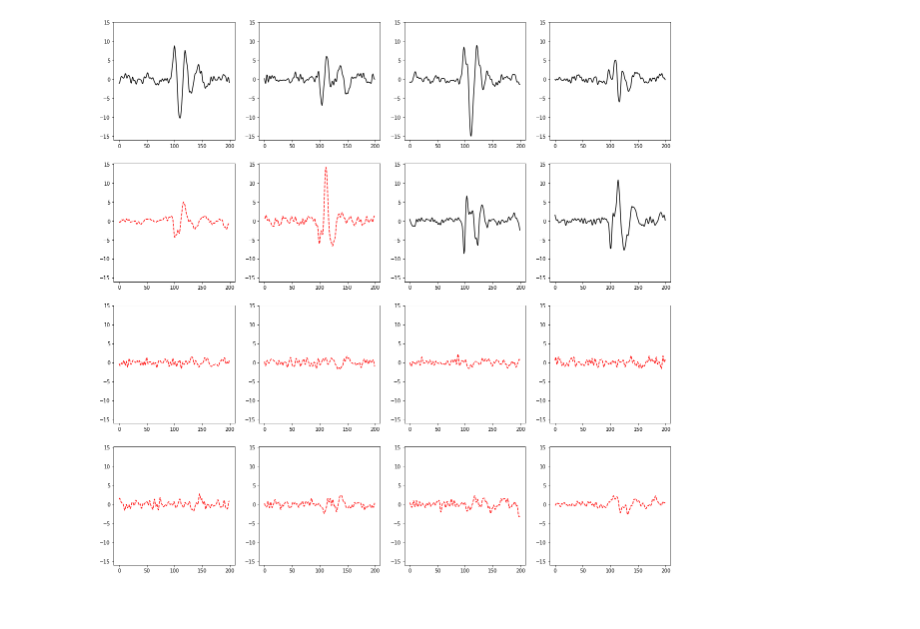
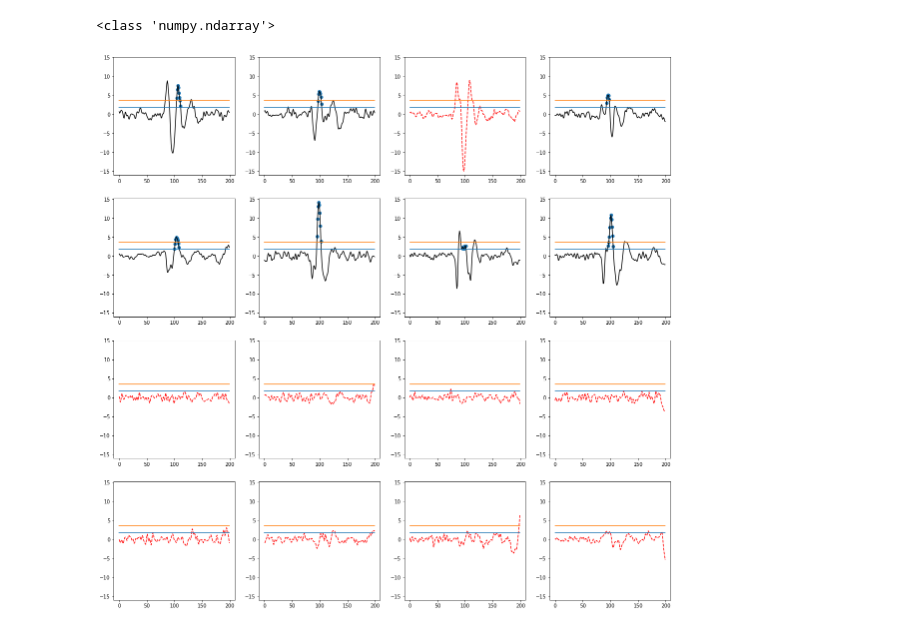
Before and after one commit to samirchowd/floodfill, a Jupyter notebook: rewrite/test.ipynb, the cells around one changed output. Cells and saved outputs as stored; diff of their text form; code cells hidden in the pictures.

```diff
--- a/rewrite/test.ipynb
+++ b/rewrite/test.ipynb
@@ -27,6 +34,3 @@ plt.show()
 # %%
 spks = spk_detector.detect_spikes()
+weak, strong = spk_detector.weak, spk_detector.strong
-# %%
-spkTimes = np.asarray([spk[0] for spk in spks])
-spkLocs = np.asarray([spk[1] for spk in spks])
-plt.scatter(np.arange(spkTimes.shape[0]), spkTimes)a
@@ -50,31 +37,55 @@ bruh = np.vstack((spkTimes, bruh))
 # %%
 # Create a 4 x 4 map, Each grid cell 10 ms window around that spike
 # Plot all 16 channels, channels that have a spike are black, channels that don't are (blue)
 
 def spkData(data, spk):
+    # Setting up input
     spkTime, spkLocs = spk
     chanFound = spkLocs[0][1]
     spkTime = int(spkTime)
     spkChans = set([x[1] for x in spkLocs])
+
+    # Setting up grid
     fig, axs = plt.subplots(4,4)
     fig.set_figheight(20)
     fig.set_figwidth(20)
+
+    # Loop variables
     count, minY, maxY = 0, float('inf'), -float('inf')
 
+    # Looping through all the channels
     for i in range(4):
         for j in range(4):
+            # Black or Red if spiking or not
             if count in spkChans:
                 axs[i][j].plot(data[count][spkTime-100:spkTime+100],'k')
             else:
                 axs[i][j].plot(data[count][spkTime-100:spkTime+100],'r--')
+
+            # Plotting detected points
+            detected_points = spkLocs[np.where(count == spkLocs[:,1])][:,0]
+            detected_data = data[count][detected_points]
+            adjusted_xVals = detected_points - spkTime + 100
+            axs[i][j].scatter(adjusted_xVals, detected_data)
+            #print("CHANNEL {}: ".format(count), detected_points - spkTime + 100)
+
+            # Plotting thresholds
+            axs[i][j].plot(np.arange(200), [weak]*200)
+            axs[i][j].plot(np.arange(200), [strong]*200)
+
+            # Updating min/max Y vals to keep uniform scale
             minY = min(min(data[count][spkTime-100:spkTime+100]),minY)
             maxY = max(max(data[count][spkTime-100:spkTime+100]),maxY)
             count+=1
 
+    # Updating Y scale
     for i in range(4):
         for j in range(4):
             axs[i][j].set_ylim((minY-1, maxY+1))
     plt.savefig('random spike')
-spkData(data.transpose(), (bruh[0][2],bruh[1][2]))
+N = 3
+spkData(data.transpose(), (spks[0][N],spks[1][N]))
+print(type(spks[1][N]))
 # %% [output]
+<class 'numpy.ndarray'>
-[figure, old version]
+[figure, new version]
```
Also changed, not shown: parts of 8 cells of this notebook, 5 other files.
